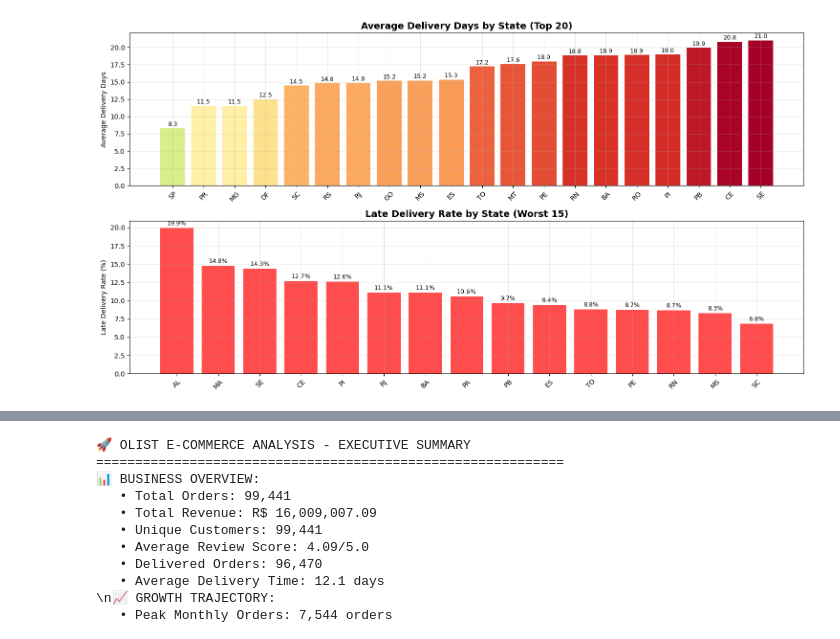
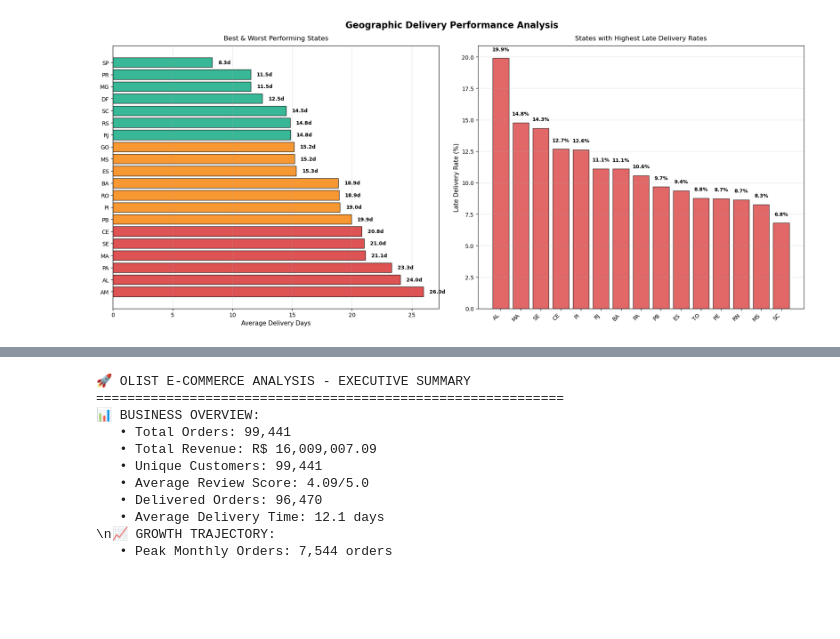
Before and after one commit to VAL-Jerono/eCommerce_BI_Analysis, a Jupyter notebook: Group2_CAT2.ipynb, the cells around one changed output, grey strips where cells are left out. Saved outputs shown, nothing was run; the diff lists cells and outputs as text; code cells hidden in the pictures; blank space fills up the shorter version.

```diff
--- a/Group2_CAT2.ipynb
+++ b/Group2_CAT2.ipynb
@@ -441,41 +788,38 @@ Delivery Performance Summary (96,470 delivered orders):
 # %%
-# Q2 Visualization: Delivery performance by state
-plt.figure(figsize=(15, 8))
+# Visualization: Delivery performance by state
+fig, (ax1, ax2) = plt.subplots(1, 2, figsize=(18, 8))
+fig.suptitle('Geographic Delivery Performance Analysis', fontsize=16, fontweight='bold')
 
-# Top subplot: Average delivery days by state
-plt.subplot(2, 1, 1)
-top_20_states = state_delivery.head(20)
-bars = plt.bar(range(len(top_20_states)), top_20_states['avg_delivery_days'],
-               color=plt.cm.RdYlGn_r(top_20_states['avg_delivery_days']/top_20_states['avg_delivery_days'].max()))
-plt.title('Average Delivery Days by State (Top 20)', fontsize=14, fontweight='bold')
-plt.ylabel('Average Delivery Days')
-plt.xticks(range(len(top_20_states)), top_20_states['customer_state'], rotation=45)
-plt.grid(True, alpha=0.3)
+# Left: Average delivery days
+top_bottom = pd.concat([state_delivery.head(10), state_delivery.tail(10)])
+colors = ['#06A77D' if x < 15 else '#F77F00' if x < 20 else '#D62828'
+          for x in top_bottom['avg_delivery_days']]
 
-# Add value labels on bars
-for i, bar in enumerate(bars):
-    plt.text(bar.get_x() + bar.get_width()/2, bar.get_height() + 0.1,
-             f'{top_20_states.iloc[i]["avg_delivery_days"]:.1f}',
-             ha='center', va='bottom', fontsize=9)
+ax1.barh(range(len(top_bottom)), top_bottom['avg_delivery_days'], color=colors, alpha=0.8, edgecolor='black')
+ax1.set_yticks(range(len(top_bottom)))
+ax1.set_yticklabels(top_bottom['customer_state'])
+ax1.set_xlabel('Average Delivery Days', fontsize=11)
+ax1.set_title('Best & Worst Performing States', fontsize=12, pad=10)
+ax1.grid(True, alpha=0.3, axis='x')
+ax1.invert_yaxis()
 
-# Bottom subplot: Late delivery rates
-plt.subplot(2, 1, 2)
-worst_states = state_delivery.nlargest(15, 'late_rate_pct')
-bars2 = plt.bar(range(len(worst_states)), worst_states['late_rate_pct'],
-                color='red', alpha=0.7)
-plt.title('Late Delivery Rate by State (Worst 15)', fontsize=14, fontweight='bold')
-plt.ylabel('Late Delivery Rate (%)')
-plt.xticks(range(len(worst_states)), worst_states['customer_state'], rotation=45)
-plt.grid(True, alpha=0.3)
+for i, (days, count) in enumerate(zip(top_bottom['avg_delivery_days'], top_bottom['order_count'])):
+    ax1.text(days + 0.5, i, f"{days:.1f}d", va='center', fontsize=9, fontweight='bold')
 
-# Add value labels
-for i, bar in enumerate(bars2):
-    plt.text(bar.get_x() + bar.get_width()/2, bar.get_height() + 0.2,
-             f'{worst_states.iloc[i]["late_rate_pct"]:.1f}%',
-             ha='center', va='bottom', fontsize=9)
+# Right: Late delivery rates
+worst_late = state_delivery.nlargest(15, 'late_rate_pct')
+bars = ax2.bar(range(len(worst_late)), worst_late['late_rate_pct'], color='#D62828', alpha=0.7, edgecolor='black')
+ax2.set_xticks(range(len(worst_late)))
+ax2.set_xticklabels(worst_late['customer_state'], rotation=45, ha='right')
+ax2.set_ylabel('Late Delivery Rate (%)', fontsize=11)
+ax2.set_title('States with Highest Late Delivery Rates', fontsize=12, pad=10)
+ax2.grid(True, alpha=0.3, axis='y')
+
+for i, rate in enumerate(worst_late['late_rate_pct']):
+    ax2.text(i, rate + 0.5, f"{rate:.1f}%", ha='center', va='bottom', fontsize=9, fontweight='bold')
 
 plt.tight_layout()
 plt.show()
 # %% [output]
-[figure, old version]
+[figure, new version]
 # %% [markdown]
```
Also changed, not shown: parts of 89 cells of this notebook, 2 other files.
